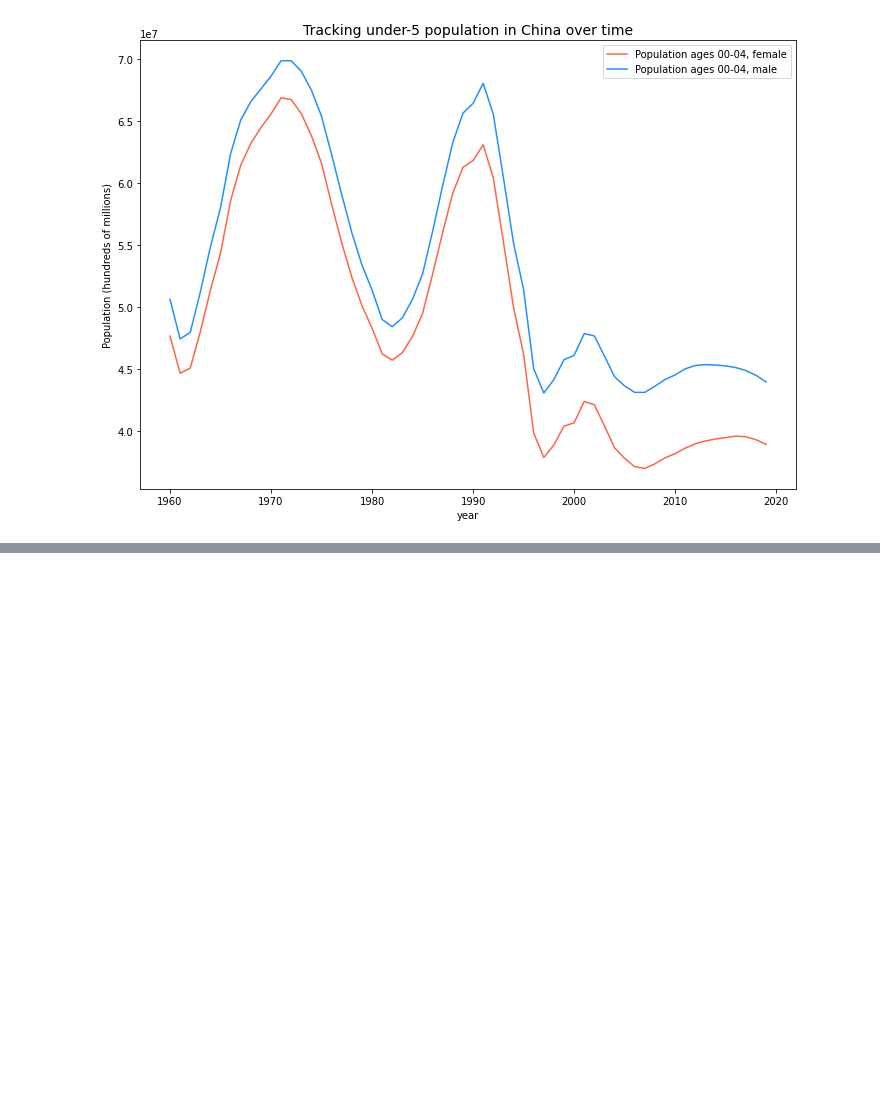
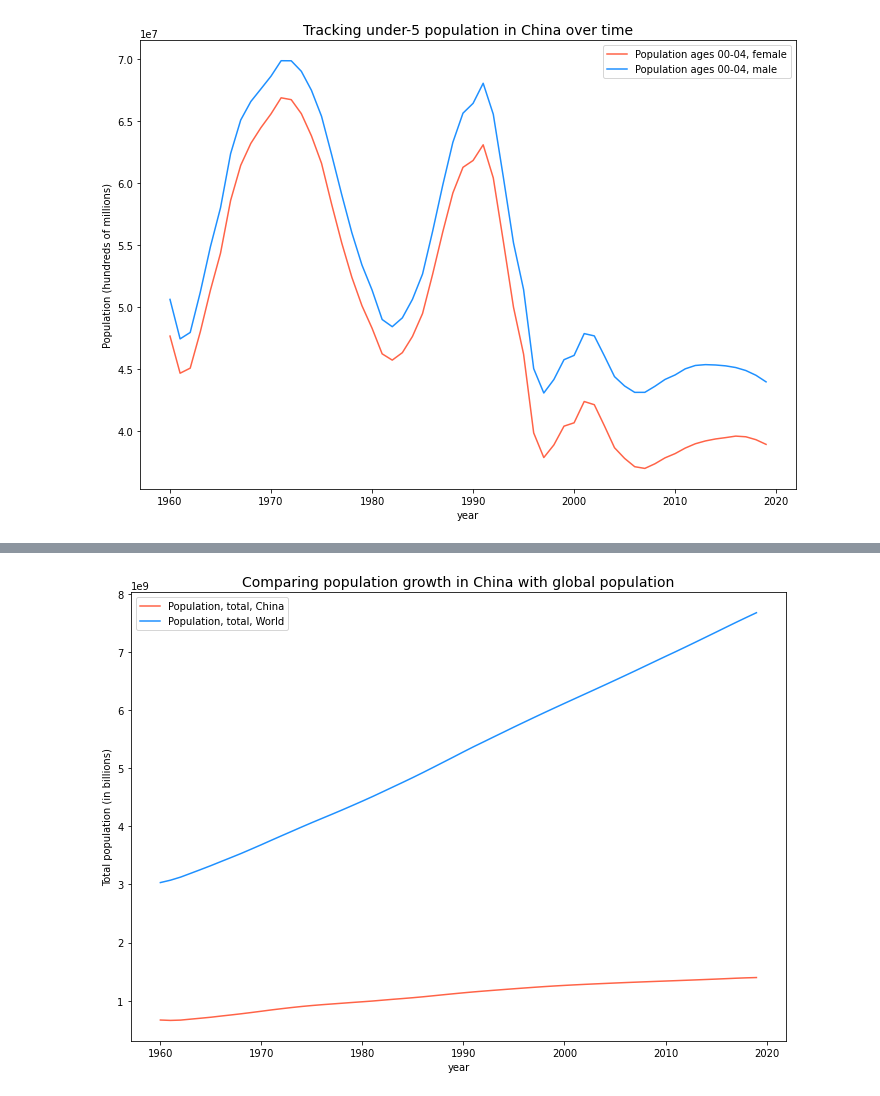
Before and after one commit to singcheerto/project1, a Jupyter notebook: china.ipynb, the cells around one changed output, grey strips where cells are left out. Cells and saved outputs as stored; diff of their text form; code cells hidden in the pictures; blank space fills up the shorter version.

```diff
--- a/china.ipynb
+++ b/china.ipynb
@@ -123,3 +123,13 @@ plt.title('Tracking under-5 population in China over time', fontdict={'fontsize'
 plt.show();
 # %% [output]
 [figure]
+# %%
+def life_expectancy(region):
+    df = wbdata.get_dataframe({'SP.POP.TOTL':'Population, total'}, country=region)
+    df.index = df.index.astype(int)
+    df.index = df.index.rename('year')
+    df = df.drop([2020])
+    return df
+# %%
+wld_le = life_expectancy('WLD')
+wld_le.head()
@@ -125,0 +144,3 @@ plt.show();
+# %%
+chn_le = life_expectancy('CHN')
+chn_le.head()
@@ -125,0 +155,15 @@ plt.show();
+# %%
+fig = plt.figure(figsize=(11.75,8.25))
+ax = plt.axes()
+
+
+plt.plot(chn_le.index, chn_le.iloc[:], color='tomato')
+plt.plot(wld_le.index, wld_le.iloc[:], color='dodgerblue')
+
+ax.legend((chn_le.columns+', China').append(wld_le.columns+', World'))
+plt.xlabel('year')
+plt.ylabel('Total population (in billions)')
+plt.title('Comparing population growth in China with global population', fontdict={'fontsize':14})
+plt.show();
+# %% [output]
+[figure, added]
```
Also changed, not shown: parts of 3 cells of this notebook, 1 other file.
